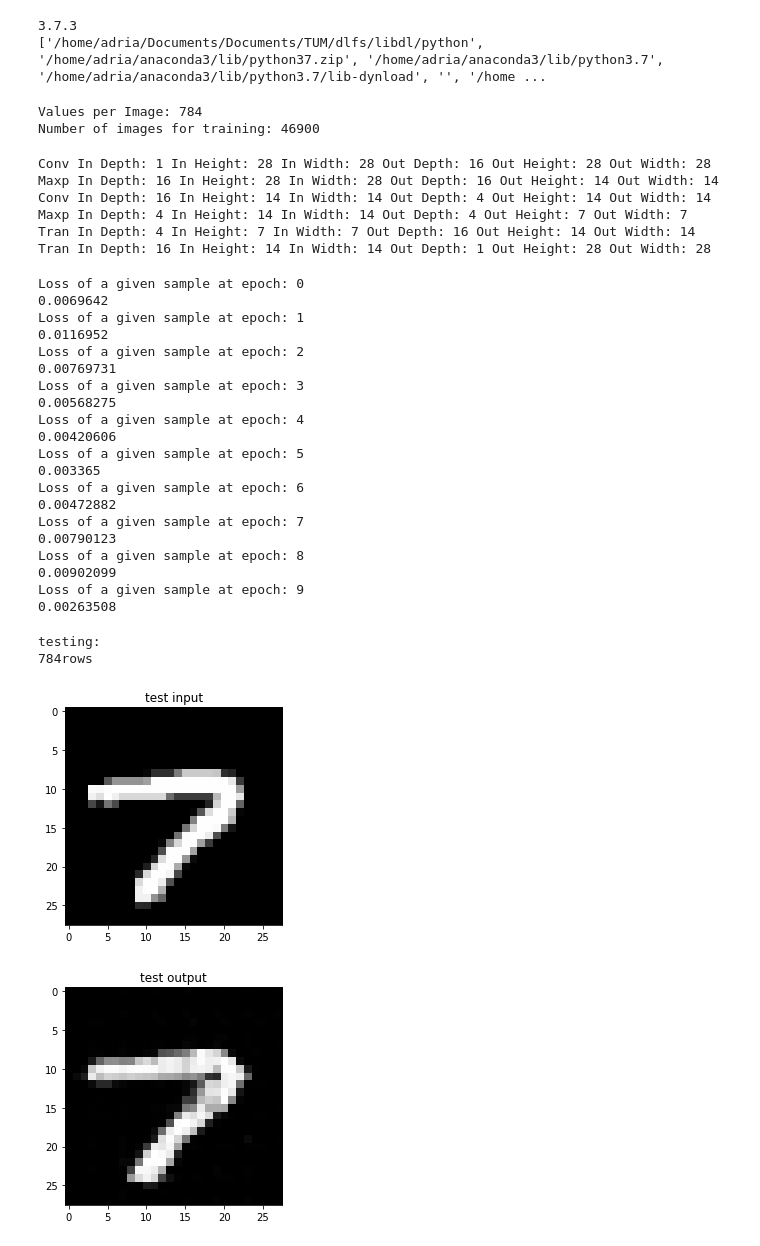
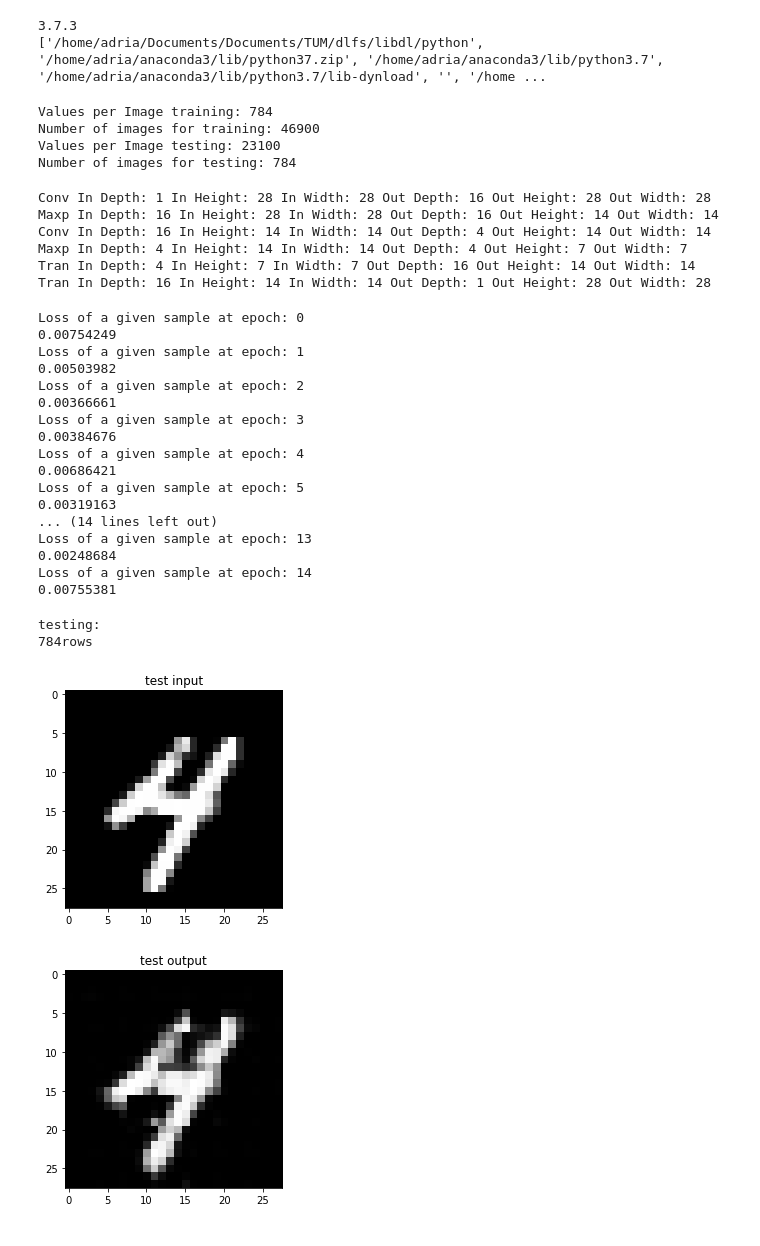
Before and after one commit to fontcala/libdl, a Jupyter notebook: python/AutoEncoder_MNIST_Test_HighCompression.ipynb, the cells around one changed output. Cells and saved outputs as stored; diff of their text form; code cells hidden in the pictures.

```diff
--- a/python/AutoEncoder_MNIST_Test_HighCompression.ipynb
+++ b/python/AutoEncoder_MNIST_Test_HighCompression.ipynb
@@ -33,15 +33,21 @@ trX, teX, trY, teY = train_test_split(mnist.data / 255.0, mnist.target.astype("i
 
 # Data vectors are expected in columns
 trX = trX.transpose();
+teX = teX.transpose();
 # %%
 # dataset properties
-print("Values per Image:", trX.shape[0])
+print("Values per Image training:", trX.shape[0])
 print("Number of images for training:", trX.shape[1])
+# dataset properties
+print("Values per Image testing:", teX.shape[0])
+print("Number of images for testing:", teX.shape[1])
 from matplotlib import pyplot as plt
 %matplotlib inline
 # %% [output]
-Values per Image: 784
+Values per Image training: 784
 Number of images for training: 46900
+Values per Image testing: 23100
+Number of images for testing: 784
 # %%
 #subsample if necessary
 trainSampleSize = 46900;
@@ -59,41 +65,38 @@ Tran In Depth: 4 In Height: 7 In Width: 7 Out Depth: 16 Out Height: 14 Out Width
 Tran In Depth: 16 In Height: 14 In Width: 14 Out Depth: 1 Out Height: 28 Out Width: 28
 # %%
 # train and test (prints some result and returns test results)
-deepAE.Train(trXSub,trXSub,0.0005,10)
+deepAE.Train(trXSub,trXSub,0.0005,15)
 # %% [output]
 Loss of a given sample at epoch: 0
-0.0069642
+0.00754249
 Loss of a given sample at epoch: 1
-0.0116952
+0.00503982
 Loss of a given sample at epoch: 2
-0.00769731
+0.00366661
 Loss of a given sample at epoch: 3
-0.00568275
+0.00384676
 Loss of a given sample at epoch: 4
-0.00420606
+0.00686421
 Loss of a given sample at epoch: 5
-0.003365
-Loss of a given sample at epoch: 6
-0.00472882
-Loss of a given sample at epoch: 7
-0.00790123
-Loss of a given sample at epoch: 8
-0.00902099
-Loss of a given sample at epoch: 9
-0.00263508
+0.00319163
+... (14 lines left out)
+Loss of a given sample at epoch: 13
+0.00248684
+Loss of a given sample at epoch: 14
+0.00755381
 # %%
-sampleNum = 9
-deepAEOut = deepAE.Test(trXSub[:,sampleNum])
+sampleNum = 11
+deepAEOut = deepAE.Test(teX[:,sampleNum])
 plt.title("test input")
-plt.imshow(np.reshape(trXSub[:,sampleNum],(28,28)), interpolation='nearest', cmap='gray')
+plt.imshow(np.reshape(teX[:,sampleNum],(28,28)), interpolation='nearest', cmap='gray')
 plt.show()
 plt.title("test output")
 plt.imshow(np.reshape(deepAEOut,(28,28)), interpolation='nearest', cmap='gray')
 plt.show()
 # %% [output]
 testing:
 784rows
-[figure, old version]
+[figure, new version]
-[figure, old version]
+[figure, new version]
 # %%
 deepAEOut
```
Also changed, not shown: parts of 2 cells of this notebook, 22 other files.
